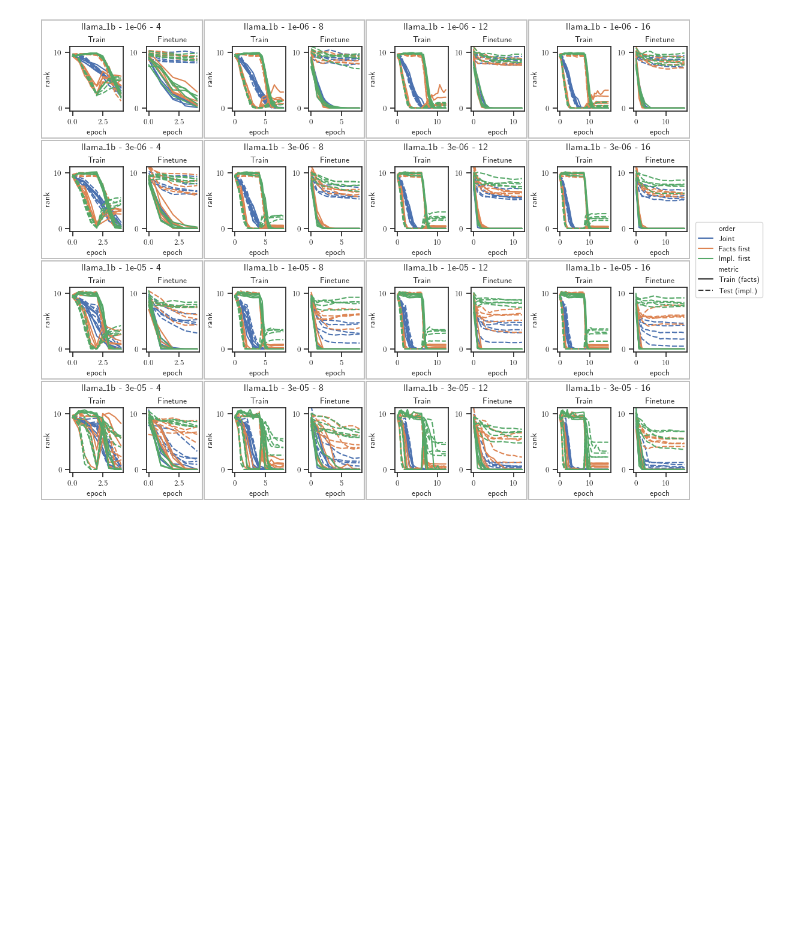
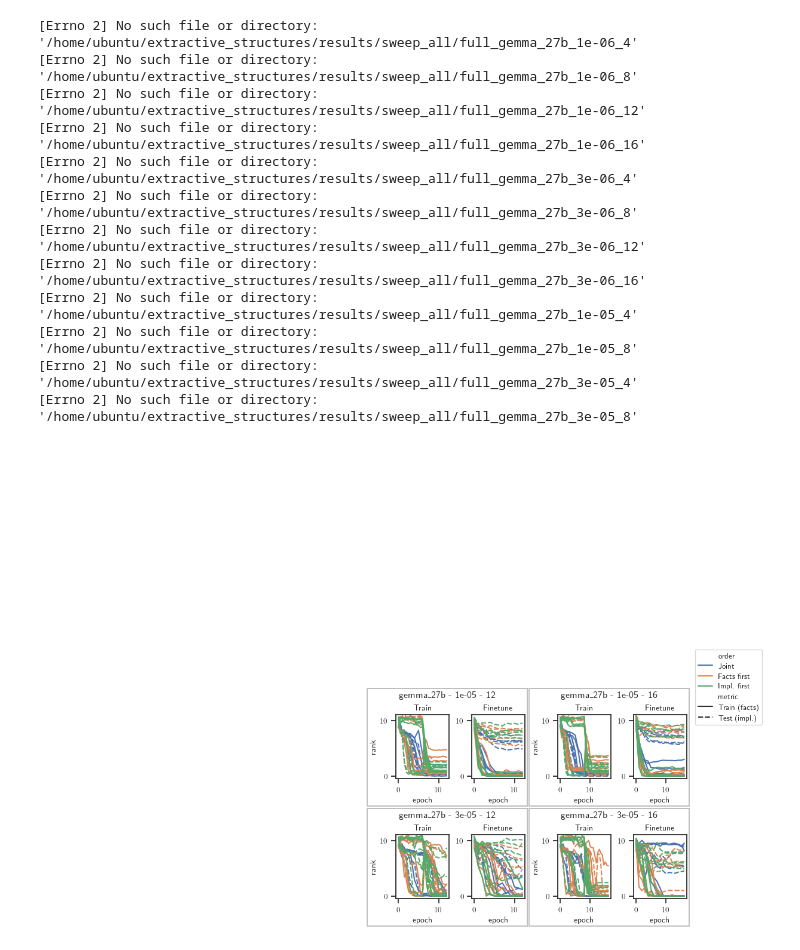
Before and after one commit to jiahai-feng/extractive-structures, a Jupyter notebook: notebooks/visualize_sweep_models.ipynb, the cells around one changed output. Cells and saved outputs as stored; diff of their text form; code cells hidden in the pictures; blank space fills up the shorter version.

```diff
--- a/notebooks/visualize_sweep_models.ipynb
+++ b/notebooks/visualize_sweep_models.ipynb
@@ -141,7 +141,7 @@ def show_weight_grafting(cfg, fig, label_x, label_y):
     fig.suptitle(f'{cfg["model_tag"]} - {cfg["lr"]} - {cfg["epochs"]}')
 # %%
 model_tags = [
-    'llama_1b'
+    'gemma_27b'
 ]
 # %%
 lrs = [1e-6, 3e-6, 1e-5, 3e-5]
@@ -163,9 +163,16 @@ for model_tag in model_tags:
     fig = plt.figure(layout='constrained', figsize=(12, 8))
     main_fig, legend_fig = fig.subfigures(1, 2, width_ratios=[10, 1])
     subfigs = main_fig.subfigures(len(darr.lr), len(darr.epochs), wspace=0.01)
+    first_fig = None
     for idx, value in np.ndenumerate(darr.sel(model_tag=model_tag)):
-        show_ocr(value, subfigs[*idx], legend=idx == (0, 0))
-    legend_fig.legend(handles=subfigs[0, 0].axes[1].get_legend_handles_labels()[0], loc='center')
-    subfigs[0, 0].axes[1].legend().remove()
+        try:
+            show_ocr(value, subfigs[*idx], legend=first_fig is None)
+            if first_fig is None:
+                first_fig = idx
+        except Exception as e:
+            print(e)
+    print(first_fig)
+    legend_fig.legend(handles=subfigs[*first_fig].axes[1].get_legend_handles_labels()[0], loc='center')
+    subfigs[*first_fig].axes[1].legend().remove()
     plt.savefig(ROOT /f'sweep-figs/hf/hop-{model_tag}.pdf')
 # %% [output]
@@ -173,15 +193,33 @@ for model_tag in model_tags:
 # %%
 for model_tag in model_tags:
     fig = plt.figure(layout='constrained', figsize=(12, 8))
     main_fig, legend_fig = fig.subfigures(1, 2, width_ratios=[10, 1])
     subfigs = main_fig.subfigures(len(darr.lr), len(darr.epochs), wspace=0.01)
+    first_fig = None
     for idx, value in np.ndenumerate(darr.sel(model_tag=model_tag)):
-        show_data_ordering(value, subfigs[*idx], legend=idx == (0, 0))
-    legend_fig.legend(handles=subfigs[0, 0].axes[1].get_legend_handles_labels()[0], loc='center')
-    subfigs[0, 0].axes[1].legend().remove()
+        try:
+            show_data_ordering(value, subfigs[*idx], legend=first_fig is None)
+            if first_fig is None:
+                first_fig = idx
+        except Exception as e:
+            print(e)
+    legend_fig.legend(handles=subfigs[*first_fig].axes[1].get_legend_handles_labels()[0], loc='center')
+    subfigs[*first_fig].axes[1].legend().remove()
     plt.savefig(ROOT / f'sweep-figs/hf/data-{model_tag}.pdf')
 # %% [output]
+[Errno 2] No such file or directory: '/home/ubuntu/extractive_structures/results/sweep_all/full_gemma_27b_1e-06_4'
+[Errno 2] No such file or directory: '/home/ubuntu/extractive_structures/results/sweep_all/full_gemma_27b_1e-06_8'
+[Errno 2] No such file or directory: '/home/ubuntu/extractive_structures/results/sweep_all/full_gemma_27b_1e-06_12'
+[Errno 2] No such file or directory: '/home/ubuntu/extractive_structures/results/sweep_all/full_gemma_27b_1e-06_16'
+[Errno 2] No such file or directory: '/home/ubuntu/extractive_structures/results/sweep_all/full_gemma_27b_3e-06_4'
+[Errno 2] No such file or directory: '/home/ubuntu/extractive_structures/results/sweep_all/full_gemma_27b_3e-06_8'
+[Errno 2] No such file or directory: '/home/ubuntu/extractive_structures/results/sweep_all/full_gemma_27b_3e-06_12'
+[Errno 2] No such file or directory: '/home/ubuntu/extractive_structures/results/sweep_all/full_gemma_27b_3e-06_16'
+[Errno 2] No such file or directory: '/home/ubuntu/extractive_structures/results/sweep_all/full_gemma_27b_1e-05_4'
+[Errno 2] No such file or directory: '/home/ubuntu/extractive_structures/results/sweep_all/full_gemma_27b_1e-05_8'
+[Errno 2] No such file or directory: '/home/ubuntu/extractive_structures/results/sweep_all/full_gemma_27b_3e-05_4'
+[Errno 2] No such file or directory: '/home/ubuntu/extractive_structures/results/sweep_all/full_gemma_27b_3e-05_8'
-[figure, old version]
+[figure, new version]
 # %%
 for model_tag in model_tags:
     fig = plt.figure(layout='constrained', figsize=(12, 8))
```
Also changed, not shown: parts of 2 cells of this notebook, 36 other files.
